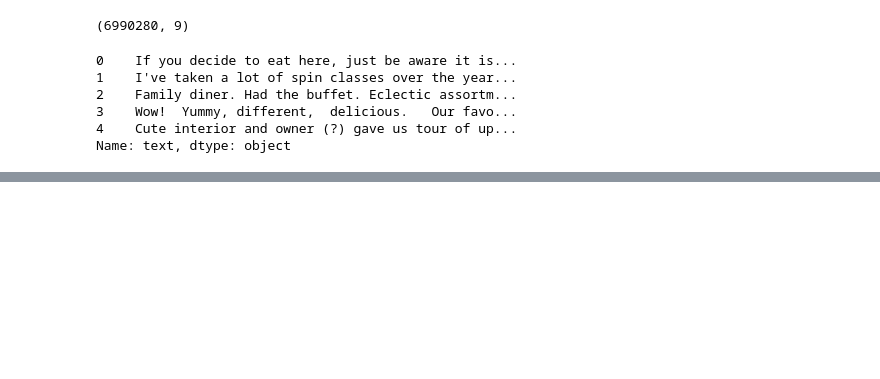
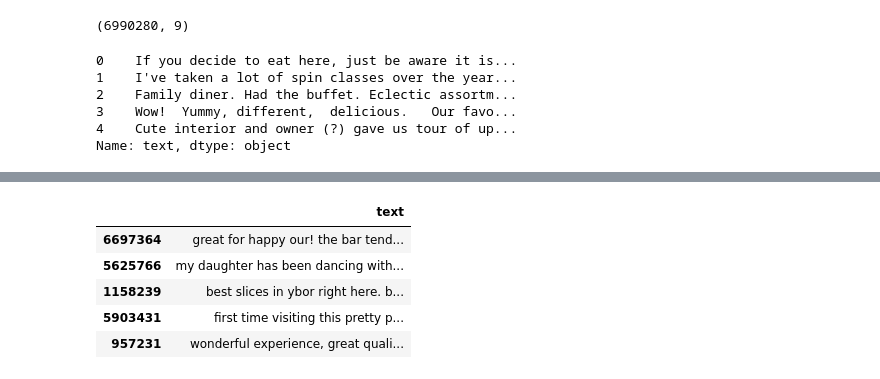
Before and after one commit to Dimasaur/scorecast, a Jupyter notebook: notebooks/notebook_gen_dima.ipynb, the cells around one changed output, grey strips where cells are left out. Saved outputs shown, nothing was run; the diff lists cells and outputs as text; code cells hidden in the pictures; blank space fills up the shorter version.

```diff
--- a/notebooks/notebook_gen_dima.ipynb
+++ b/notebooks/notebook_gen_dima.ipynb
@@ -127,0 +171,10 @@ reviews_list_lower
+# %%
+df_test.columns = ["text"]
+df_test.head()
+# %% [output]
+|  | text |
+| 6697364 | great for happy our! the bar tend... |
+| 5625766 | my daughter has been dancing with... |
+| 1158239 | best slices in ybor right here. b... |
+| 5903431 | first time visiting this pretty p... |
+| 957231 | wonderful experience, great quali... |
```
Also changed, not shown: parts of 16 cells of this notebook.
